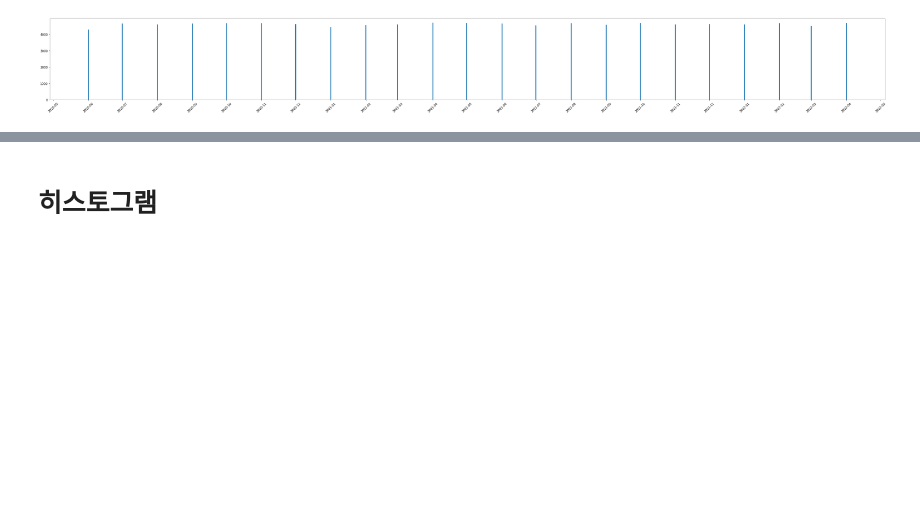
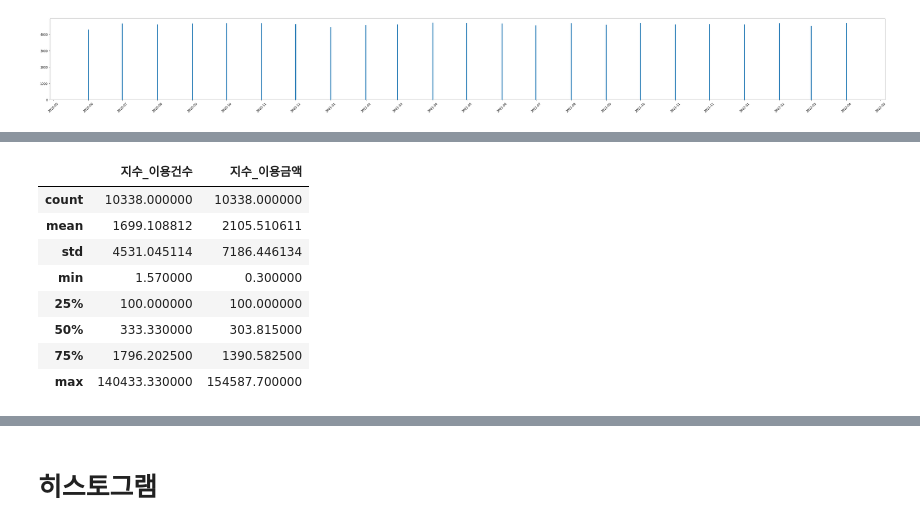
Before and after one commit to 05KBS23/CNU_Daily_study, a Jupyter notebook: python-basic/programmers/week5/EDA_Project2.ipynb, the cells around one changed output, grey strips where cells are left out. Drawn from its saved outputs; the diff is of its cells as text; code cells hidden in the pictures; blank space fills up the shorter version.

```diff
--- a/python-basic/programmers/week5/EDA_Project2.ipynb
+++ b/python-basic/programmers/week5/EDA_Project2.ipynb
@@ -461,0 +497,12 @@ plt.show()
+# %%
+df_clean2.describe()
+# %% [output]
+|  | 지수_이용건수 | 지수_이용금액 |
+| count | 10338.000000 | 10338.000000 |
+| mean | 1699.108812 | 2105.510611 |
+| std | 4531.045114 | 7186.446134 |
+| min | 1.570000 | 0.300000 |
+| 25% | 100.000000 | 100.000000 |
+| 50% | 333.330000 | 303.815000 |
+| 75% | 1796.202500 | 1390.582500 |
+| max | 140433.330000 | 154587.700000 |
```
Also changed, not shown: parts of 15 cells of this notebook.
